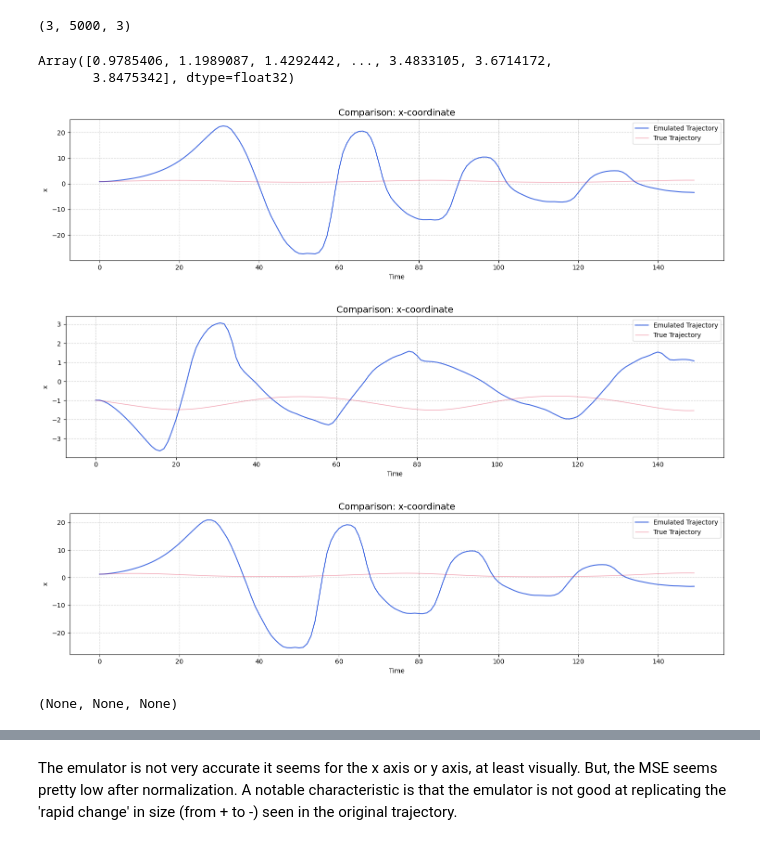
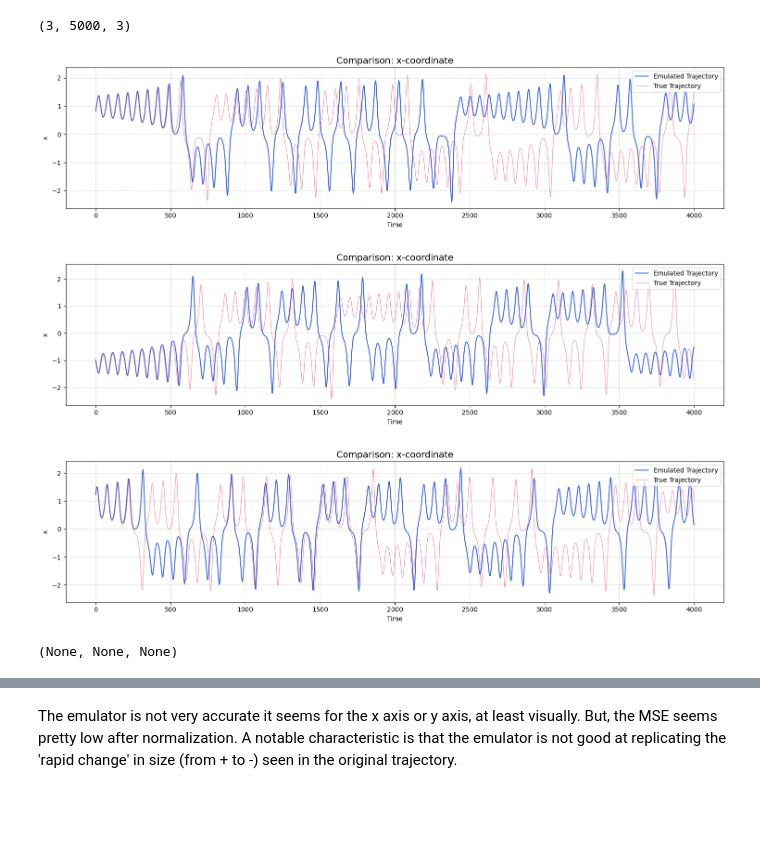
Before and after one commit to Sajidbm/Climate-Modeling, a Jupyter notebook: neuralNetapprox.ipynb, the cells around one changed output, grey strips where cells are left out. Saved outputs shown, nothing was run; the diff lists cells and outputs as text; code cells hidden in the pictures; blank space fills up the shorter version.

Commit message:
tweaked the loss function: using euler integration

```diff
--- a/neuralNetapprox.ipynb
+++ b/neuralNetapprox.ipynb
@@ -152,22 +150,29 @@ def f_true(u,
 # %%
 dt = lorenzStepper.dt
 
+# we made some new changes compared to @baseline:
+# training data is normalized
+# loss function is based on residual network
+# instead of computing du/dt, we only compute du
 
-def loss_func(model, data, w_physics = 1e-4):
-    u_0, u_1 = data[:,0], data[:,1]
-    u_1_hat = jax.vmap(model)(u_0)
-    loss_data = jnp.mean(jnp.square(u_1_hat - u_1))
+def loss_func(model, data):
+    u_0, r_1 = data[:,0], data[:,1]-data[:,0]
+    r_1_hat = jax.vmap(model)(u_0) # model's prediction of the residual
+    error_data = jnp.mean(jnp.square(r_1_hat - r_1)) # data error
+
+    # 'physics'
 
     du_dt_true = jax.vmap(f_true)(u_0)
-    du_dt_hat  = (u_1_hat - u_0)/dt # discrete time derivative
-    loss_phys = jnp.mean(jnp.square(du_dt_hat-du_dt_true))
+    du_hat  = r_1_hat
+    error_phys = jnp.mean(jnp.square(du_hat - du_dt_true * dt))
+    return error_data + 1e-4 * error_phys
 
-    return w_physics * loss_phys + loss_data
+#
 # %%
 @eqx.filter_jit
 def updates(model, opt_state, data):
     # calculate loss and gradient
-    loss, grad = eqx.filter_value_and_grad(loss_func)(model, data, 0.01)
+    loss, grad = eqx.filter_value_and_grad(loss_func)(model, data)
     # update parameters
     updates, opt_state = optimizer.update(grad, opt_state, model)
     model = eqx.apply_updates(model, updates)
@@ -209,13 +214,11 @@ testing_set_z = (testing_set - test_mean)/test_std
 iterations = 4999
 testing_init = testing_set_z[:, 0]
 
-rollout_func = rollout(lorenz_approx, iterations, include_init=True)
+def nn_stepper(u):
+    return u + lorenz_approx(u)
+
+rollout_func = rollout(nn_stepper, iterations, include_init=True)
 emulated_traj = jax.vmap(rollout_func)(testing_init)
-# %%
-(emulated_traj[0])[:4500,1]
-# %% [output]
-Array([0.9785406, 1.1989087, 1.4292442, ..., 3.4833105, 3.6714172,
-       3.8475342], dtype=float32)
 # %%
 def plot_coordinate_comparison(coord_idx, emulated_traj, true_traj):
     """
@@ -232,37 +235,37 @@ def plot_coordinate_comparison(coord_idx, emulated_traj, true_traj):
     # Validation
     if coord_idx not in [0, 1, 2]:
         print("Error: coord_idx must be 0 (x), 1 (y), or 2 (z)")
         return
-    UP_UNTIL = 150
+    UP_UNTIL = 4000
     # time = jnp.arange(len(emulated_traj))
     time = jnp.arange(UP_UNTIL)
     fig, ax = plt.subplots(figsize=(15, 4))
 
     # Plotting
 
     ax.plot(time, emulated_traj[:UP_UNTIL, coord_idx],
             lw=1.5, color=colors[0], label="Emulated Trajectory")
 
     ax.plot(time, true_traj[:UP_UNTIL, coord_idx],
             lw=1.0, color=colors[1], alpha=0.4, label="True Trajectory")
 
     # Formatting
     ax.set_title(f"Comparison: {labels[coord_idx]}-coordinate", fontsize=14)
     ax.set_xlabel("Time")
     ax.set_ylabel(f"{labels[coord_idx]}")
     ax.grid(True, linestyle="--", alpha=0.6)
     ax.legend(loc="upper right")
 
     plt.tight_layout()
     plt.show()
 
 testing_set = testing_set_z
 # 3 different initial conditions
 plot_coordinate_comparison(0, emulated_traj[0], testing_set[0]), plot_coordinate_comparison(0, emulated_traj[1], testing_set[1]), plot_coordinate_comparison(0, emulated_traj[2], testing_set[2])
 # %% [output]
-[figure, old version]
+[figure, new version]
-[figure, old version]
+[figure, new version]
-[figure, old version]
+[figure, new version]
 (None, None, None)
 # %%
 # 3 different initial conditions for y axis
```
Also changed, not shown: parts of 7 cells of this notebook.
